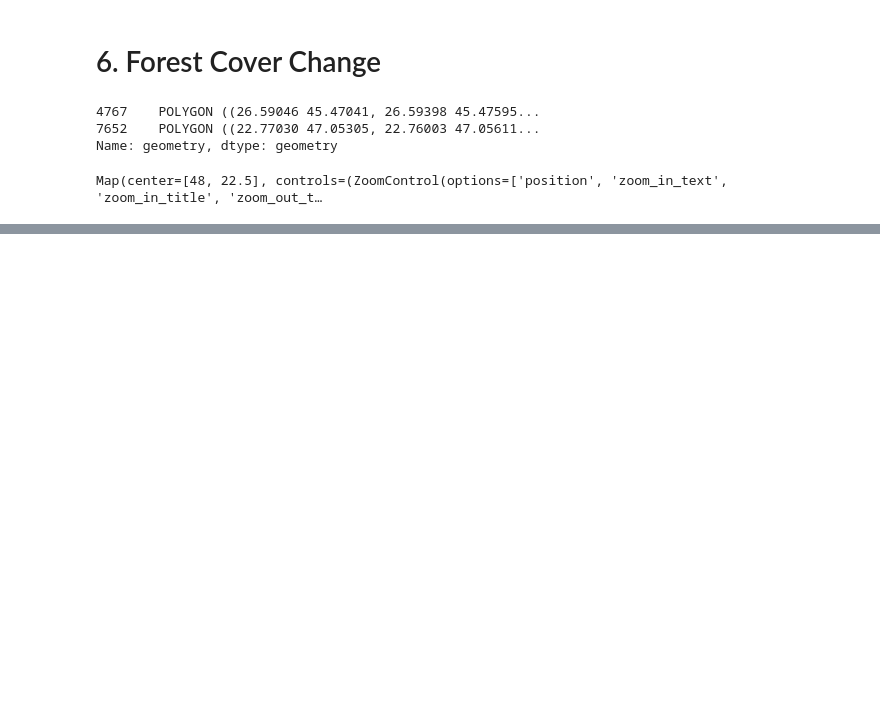
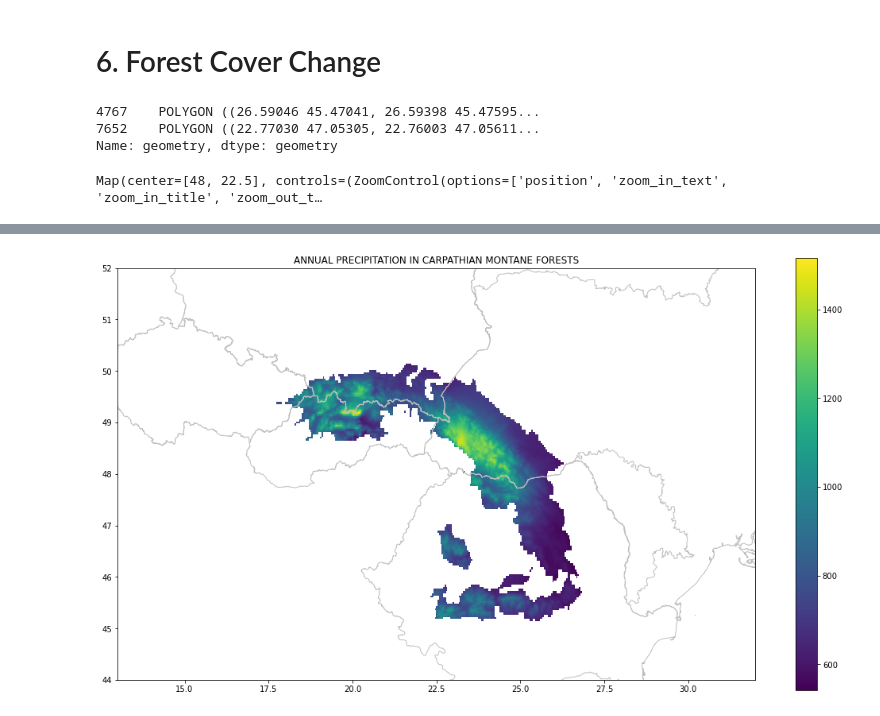
Before and after one commit to derha/moja-global, a Jupyter notebook: carpathian_montane_forests.ipynb, the cells around one changed output, grey strips where cells are left out. Saved outputs shown, nothing was run; the diff lists cells and outputs as text; code cells hidden in the pictures; blank space fills up the shorter version.

```diff
--- a/carpathian_montane_forests.ipynb
+++ b/carpathian_montane_forests.ipynb
@@ -397,0 +449,23 @@ Map(center=[48, 22.5], controls=(ZoomControl(options=['position', 'zoom_in_text'
+# %%
+# read previously saved raster
+forest_precip_rst = r'precip_masked.tiff'
+forest_precip_img = rst.open(forest_precip_rst)
+
+# get the array and replace the -3.402823e+38 with np.nan
+arr = forest_precip_img.read(1)
+arr = np.where(arr < -10, np.nan, arr)
+# %%
+# visualize temperature on the map
+fig, ax = plt.subplots(1, 1, figsize=(18, 10))
+
+ax.set_title('ANNUAL PRECIPITATION IN CARPATHIAN MONTANE FORESTS')
+set_map_limits()
+
+show(arr, transform=forest_precip_img.transform, ax=ax)
+plot_countries(ax)
+
+fig.colorbar(cm.ScalarMappable(norm=colors.Normalize(vmin=np.nanmin(arr), vmax=np.nanmax(arr))), ax=ax)
+
+plt.show()
+# %% [output]
+[figure, added]
```
Also changed, not shown: parts of 12 cells of this notebook.
